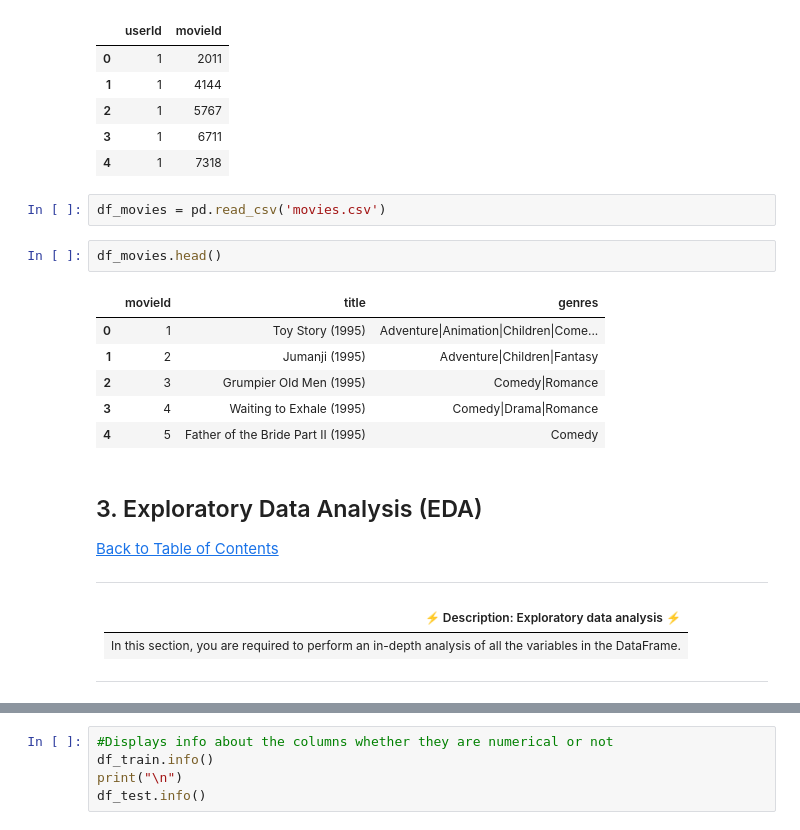
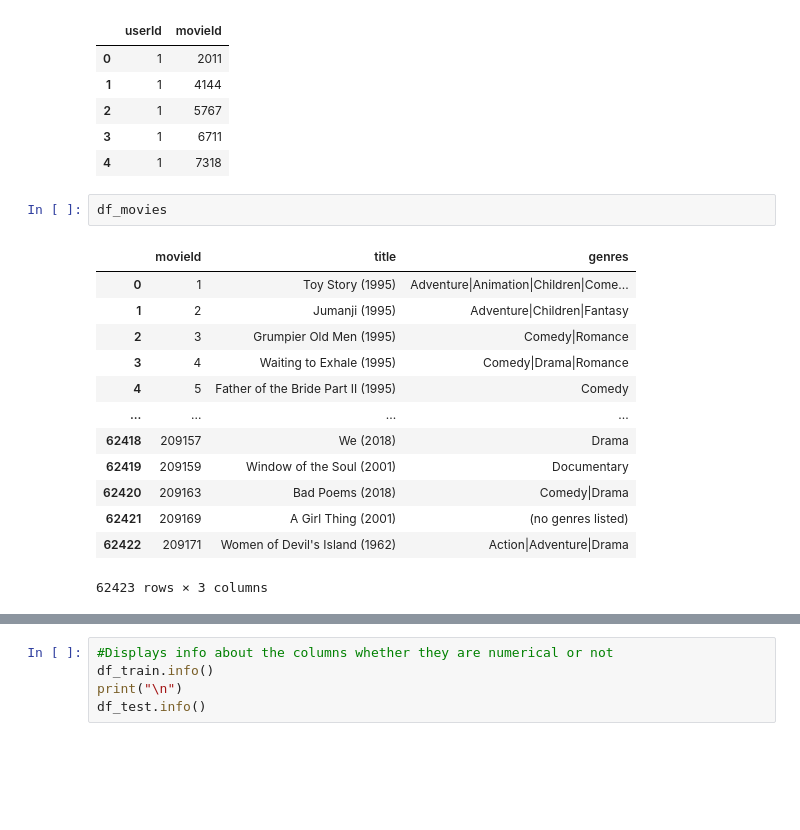
Before and after one commit to PercyMakakaba/-Unsupervised-Learning-Sprint-2307FTDS-Team-JM3, a Jupyter notebook: movie_recom_notebook.ipynb, the cells around one changed output, grey strips where cells are left out. Cells and saved outputs as stored; diff of their text form; blank space fills up the shorter version.

```diff
--- a/movie_recom_notebook.ipynb
+++ b/movie_recom_notebook.ipynb
@@ -90,27 +124,19 @@ df_test.head()
 | 2 | 1 | 5767 |
 | 3 | 1 | 6711 |
 | 4 | 1 | 7318 |
-# %%
-df_movies = pd.read_csv('movies.csv')
 # %%
-df_movies.head()
+df_movies
 # %% [output]
 |  | movieId | title | genres |
 | 0 | 1 | Toy Story (1995) | Adventure|Animation|Children|Come... |
 | 1 | 2 | Jumanji (1995) | Adventure|Children|Fantasy |
 | 2 | 3 | Grumpier Old Men (1995) | Comedy|Romance |
 | 3 | 4 | Waiting to Exhale (1995) | Comedy|Drama|Romance |
 | 4 | 5 | Father of the Bride Part II (1995) | Comedy |
+| ... | ... | ... | ... |
+| 62418 | 209157 | We (2018) | Drama |
+| 62419 | 209159 | Window of the Soul (2001) | Documentary |
+| 62420 | 209163 | Bad Poems (2018) | Comedy|Drama |
+| 62421 | 209169 | A Girl Thing (2001) | (no genres listed) |
+| 62422 | 209171 | Women of Devil's Island (1962) | Action|Adventure|Drama |
+62423 rows × 3 columns
-# %% [markdown]
-<a id="three"></a>
-## 3. Exploratory Data Analysis (EDA)
-<a class="anchor" id="1.1"></a>
-<a href=#cont>Back to Table of Contents</a>
-
----
-
-| ⚡ Description: Exploratory data analysis ⚡ |
-| :--------------------------- |
-| In this section, you are required to perform an in-depth analysis of all the variables in the DataFrame. |
-
----
```
Also changed, not shown: parts of 31 cells of this notebook.
